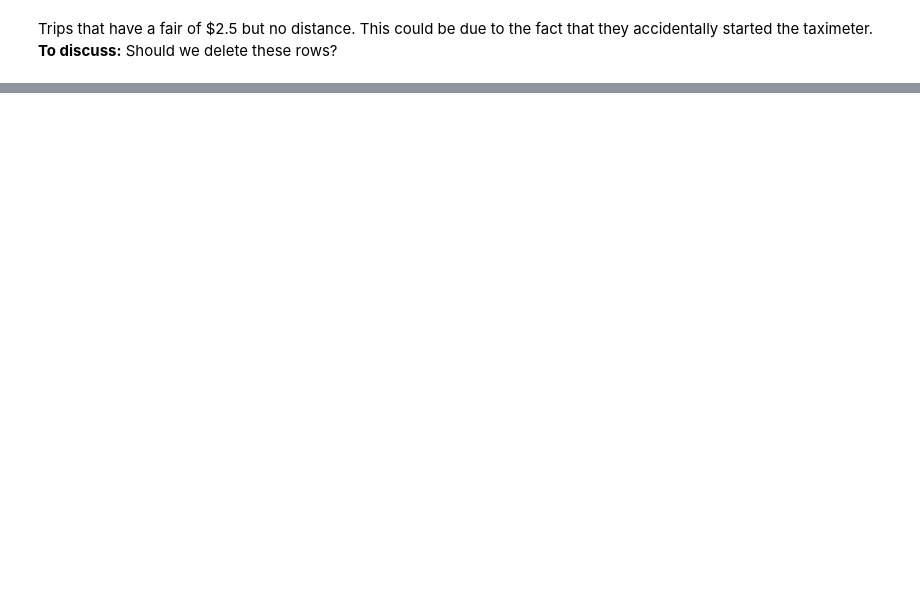
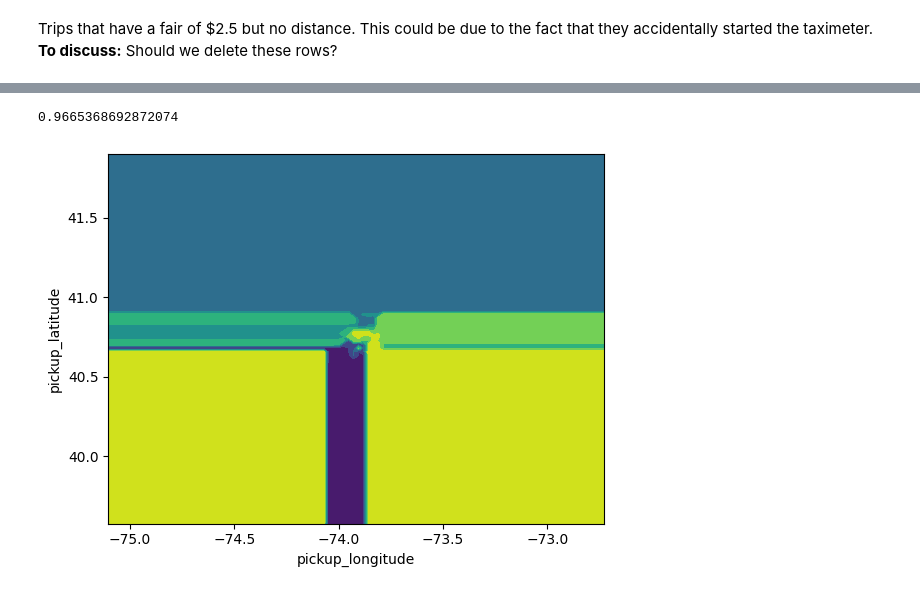
Before and after one commit to MichalKrzyzanski2002/Foundations-Data-Science-Project, a Jupyter notebook: Cleaning.ipynb, the cells around one changed output, grey strips where cells are left out. Drawn from its saved outputs; the diff is of its cells as text; code cells hidden in the pictures; blank space fills up the shorter version.

```diff
--- a/Cleaning.ipynb
+++ b/Cleaning.ipynb
@@ -484,0 +455,11 @@ dtype: object
+# %%
+classifier=tree.ExtraTreeClassifier()
+X=data[['pickup_longitude','pickup_latitude']]
+X_train,X_test,Y_train,Y_test=sklearn.model_selection.train_test_split(X,data['pickup_NTACode'])
+classifier.fit(X_train,Y_train)
+classifier.score(X_test,Y_test) ## 97% accuracy means codes are generally correct: however we should investigate
+print(classifier.score(X_test,Y_test))
+display=DecisionBoundaryDisplay.from_estimator(classifier,X)
+# %% [output]
+0.9665368692872074
+[figure, added]
```
Also changed, not shown: parts of 36 cells of this notebook.
